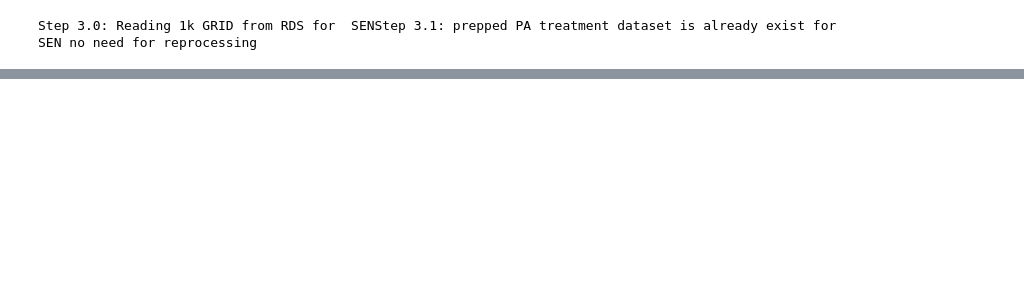
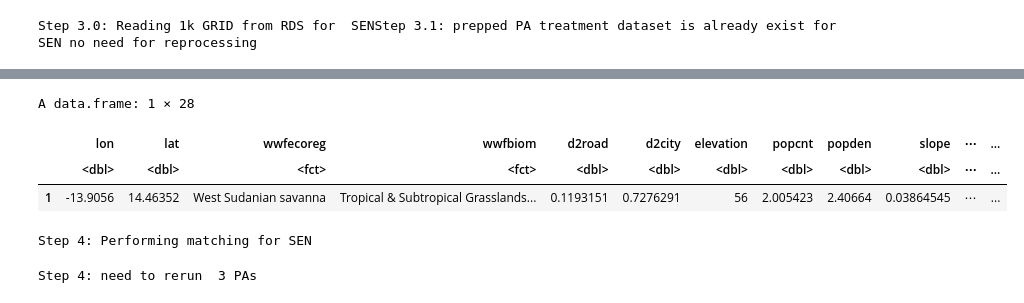
Before and after one commit to GEDI-PA/MAAP_GEDIAnalysis, a Jupyter notebook: global.ipynb, the cells around one changed output, grey strips where cells are left out. Cells and saved outputs as stored; diff of their text form; code cells hidden in the pictures; blank space fills up the shorter version.

Commit message:
Updated step 4 to call in correct files

```diff
--- a/global.ipynb
+++ b/global.ipynb
@@ -621,0 +405,76 @@ Step 4: need to rerun  111 PAs
+# %%
+readRDS("~/GEDI_PA/Matching_Layers/SEN/WDPA_matching_points/SEN_testPAs/prepped_pa_2332_wk24.RDS")[1,]
+# %% [output]
+A data.frame: 1 × 28
+|  | lon | lat | wwfecoreg | wwfbiom | d2road | d2city | elevation | popcnt | popden | slope | ⋯ | ... |
+|  | <dbl> | <dbl> | <fct> | <fct> | <dbl> | <dbl> | <dbl> | <dbl> | <dbl> | <dbl> | ⋯ | ... |
+| 1 | -13.9056 | 14.46352 | West Sudanian savanna | Tropical & Subtropical Grasslands... | 0.1193151 | 0.7276291 | 56 | 2.005423 | 2.40664 | 0.03864545 | ⋯ | ... |
+# %%
+#STEP4. Set up spatial points data frames (control + each PA) for point matching
+# if (file.exists(paste(f.path,"WDPA_matching_results/",iso3,"_wk",gediwk,"/",iso3,"_matching_output_wk",gediwk,".RDS", sep=""))){
+cat("Step 4: Performing matching for", iso3,"\n")
+d_control_local <- readRDS(file=paste("~/GEDI_PA/Matching_Layers/SEN/WDPA_matching_points/",iso3,"_prepped_control_wk.RDS", sep=""))
+d_control_local <-d_control_local[complete.cases(d_control_local), ]  #filter away non-complete cases w/ NA in control set
+# %% [output]
+Step 4: Performing matching for SEN
+# %%
+if(!dir.exists(paste("~/GEDI_PA/Matching_Layers/SEN/WDPA_matching_points/",iso3,"_wk",gediwk,"/",sep=""))){
+  # cat("Matching result dir does not EXISTS\n")
+  dir.create(file.path(paste("~/GEDI_PA/Matching_Layers/SEN/WDPA_matching_points/",iso3,"_wk",gediwk,"/",sep="")))
+  d_PAs <- list.files(paste("~/GEDI_PA/Matching_Layers/SEN/WDPA_matching_points/",iso3,"_testPAs/", sep=""), pattern=paste("wk",gediwk,sep=""), full.names=FALSE)
+} else if (dir.exists(paste("~/GEDI_PA/Matching_Layers/SEN/WDPA_matching_points/",iso3,"_wk",gediwk,"/",sep=""))){   #if matching result folder exists, check for any PAs w/o matched results
+  pattern1 = c(paste("wk",gediwk,sep=""),"RDS")
+  matched_PAid <- list.files(paste("~/GEDI_PA/Matching_Layers/SEN/WDPA_matching_points/",iso3,"_wk",gediwk,"/",sep=""), full.names = FALSE, pattern=paste0(pattern1, collapse="|"))%>%
+    readr::parse_number() %>% unique()
+  d_PAs<- list.files(paste("~/GEDI_PA/Matching_Layers/SEN/WDPA_matching_points/",iso3,"_testPAs/", sep=""), pattern=paste("wk",gediwk,sep=""), full.names=FALSE)
+  d_PA_id <- d_PAs %>% readr::parse_number()
+  runPA_id1 <- d_PA_id[!(d_PA_id %in% matched_PAid)]
+
+  matched_all <- list.files(paste("~/GEDI_PA/Matching_Layers/SEN/WDPA_matching_points/",iso3,"_wk",gediwk,sep=""), pattern=".RDS", full.names = FALSE)
+  registerDoParallel(3)
+  matched_PAs <- foreach(this_rds=matched_all, .combine = c, .packages=c('sp','magrittr', 'dplyr','tidyr','raster')) %dopar% {   #non-NA matched results
+    matched_PAs=c()
+    # print(this_rds)
+    if(nchar(iso3)>3){
+      id_pa <- this_rds %>% str_split("_") %>% unlist %>% .[4]
+    } else {
+      id_pa <- this_rds %>% str_split("_") %>% unlist %>% .[3]
+    }
+    matched <- readRDS(paste("~/GEDI_PA/Matching_Layers/SEN/WDPA_matching_points/",iso3,"_wk",gediwk,"/",iso3,"_pa_", id_pa,"_matching_results_wk",gediwk,".RDS", sep=""))
+    if(!is.null(matched)){
+      if(nrow(matched)!=0){
+        matched_PAs=c(matched_PAs,this_rds)
+      }
+    }else {
+      # print(this_rds)
+      matched_PAs=matched_PAs
+    }
+    return(matched_PAs)
+  }
+  stopImplicitCluster()
+
+  if(!is.null(matched_PAs)){
+    fullmatch_ids <- matched_PAs %>% readr::parse_number()
+    runPA_id2 <- d_PA_id[!(d_PA_id %in% fullmatch_ids)]
+    runPA_id <- c(runPA_id1,runPA_id2)
+
+  } else{
+    fullmatch_ids <- d_PAs %>% readr::parse_number()
+    runPA_id2 <- fullmatch_ids#d_PA_id[!(d_PA_id %in% fullmatch_ids)]
+    runPA_id <- c(runPA_id1,runPA_id2)
+
+  }
+
+  if (length(runPA_id)>0){
+    # Pattern2 <-  paste(runPA_id, collapse="|")
+    t <- d_PA_id %in% runPA_id
+    runPA <-  d_PAs[t]
+    d_PAs <- runPA
+  } else {
+    d_PAs <- NULL
+  }
+  write.csv(d_PAs, paste("~/GEDI_PA/Matching_Layers/SEN/WDPA_matching_points/", iso3, "_wk_", gediwk, "_null_matches_rerun.csv",sep=""))
+  cat("Step 4: need to rerun ", length(d_PAs),"PAs\n")
+}
+# %% [output]
+Step 4: need to rerun  3 PAs
```
Also changed, not shown: parts of 15 cells of this notebook.
